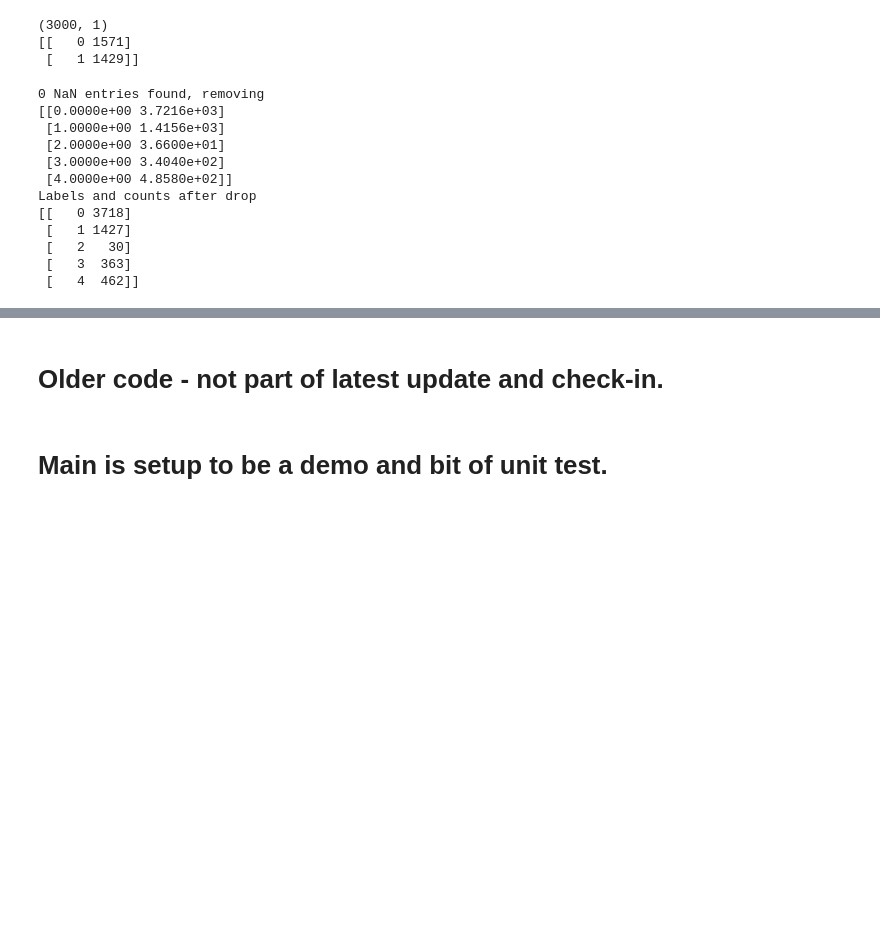
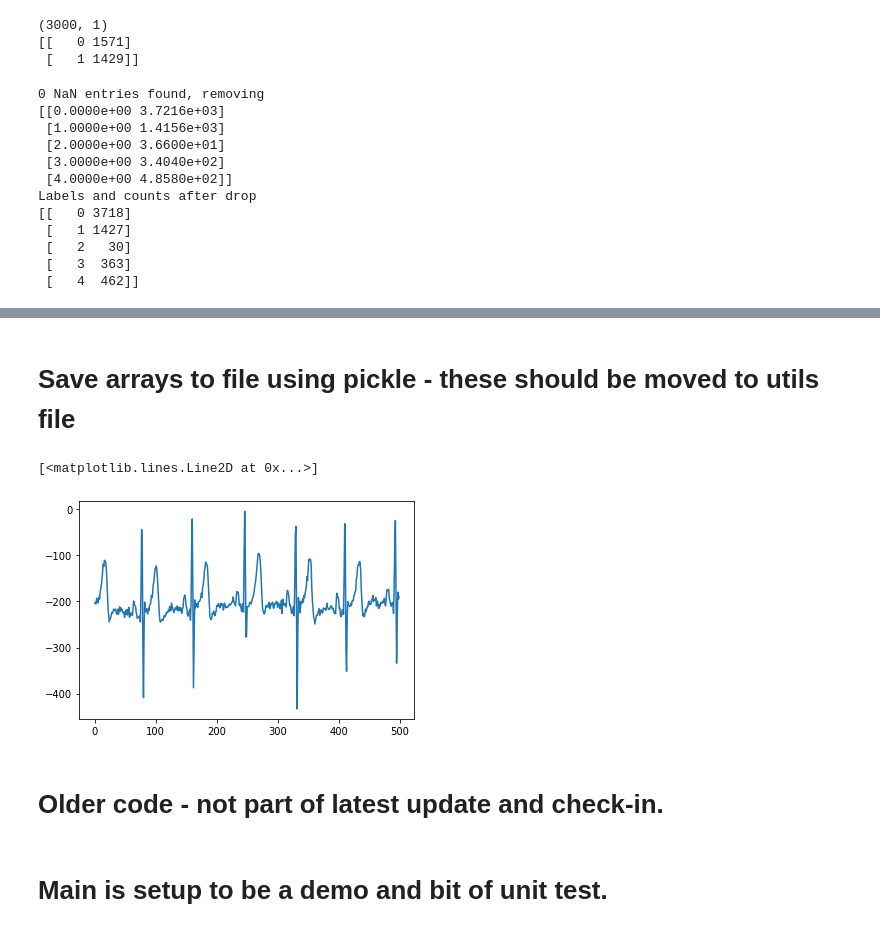
Before and after one commit to imics-lab/load_data_time_series, a Jupyter notebook: Sleep/PSG-Audio_load_dataset.ipynb, the cells around one changed output, grey strips where cells are left out. Drawn from its saved outputs; the diff is of its cells as text; code cells hidden in the pictures; blank space fills up the shorter version.

```diff
--- a/Sleep/PSG-Audio_load_dataset.ipynb
+++ b/Sleep/PSG-Audio_load_dataset.ipynb
@@ -404,7 +422,7 @@ def get_ir2_from_ir1(df, all_label_list = ['label'], sub_label = 'sub'):
         sub : ndarray of int16 subject numbers shape (instances,1)
         ss_times : ndarray of datetime64 containing the start and stop time of
             each window for label cleaning shape (instances, 2)
-        channel_list : list of channels, df column names minus label_list and 'sub'
+        channel_list : df column names minus label_list and 'sub'
     """
     # TODO:  Should confirm datetimes are contiguous and warn if not.
     # the channel list is in dataframe but not in the numpy arrays so return
@@ -544,10 +562,9 @@ def one_hot_multi_label_y(y, label_map_dict):
     for lname, label_map in label_map_dict.items():
         num_class = len(label_map) # the number of classes for this label
         col_num = int(list(label_map_dict).index(lname))
-        new_name = 'y_'+ lname
         new_y_oh = tf.keras.utils.to_categorical(y[:,col_num], num_classes=num_class)
         new_y_oh = tf.constant(new_y_oh, dtype = np.int8)#, shape=[test_y.shape[0],num_class])
-        y_oh_dict[new_name] = new_y_oh
+        y_oh_dict[lname] = new_y_oh
     return y_oh_dict
 if interactive:
     label_map_test = dict(
@@ -571,3 +588,37 @@ array([[0, 1, 0, 0],
 array([[0, 0, 1],
        [0, 1, 0],
        [1, 0, 0]], dtype=int8)>}
+# %%
+def get_psg_dicts(X, y):
+    """Converts 18 channel X input of PSG-Audio data into dictionary based
+    on signal modality.   Same for y based on label.
+    Args:
+        X = IR2 or IR3 dataframe with PSG-Audio channel data
+        y = IR2 or IR3 dataframe with PSG-Audio label data, int encoded.
+        returns dictionary of X arrays and one-hot y arrays"""
+    eeg = X[:,:,0:3] # ch (0,1,2)
+    eog = X[:,:,3:5] # ch (3,4)
+    emg = X[:,:,5:6] # ch (5), this syntax keeps the shape
+    leg = X[:,:,6:8] # ch (6,7)
+    ecg = X[:,:,8:9] # ch (8)
+    flow = X[:,:,9:11] # ch (9,10) nasal cannula
+    reff = X[:,:,11:13] # ch (11,12) abd thor respiratory effort RIP bands
+    snore = X[:,:,13:18] # ch (13,14,15,16,17) five snore channels (due to 500Hz)
+
+    x_dict = {'eeg': eeg, 'eog':eog,'emg': emg, 'leg':leg,'ecg':ecg,
+              'flow':flow,'reff':reff,'snore': snore}
+    y_dict = one_hot_multi_label_y(y, label_map_psg)
+    return x_dict, y_dict
+if interactive:
+    sub_num = 1000 # random pick from first zip file
+    ir1_df = get_df_from_pkl_zip(sub_num = sub_num)
+    ir1_df = xform.assign_ints_ir1_labels(ir1_df, label_mapping_dict = label_map_psg)
+    ir2_X, ir2_y, ir2_sub, ir2_ss_times, x_channel_list = get_ir2_from_ir1(ir1_df,all_label_list = list(label_map_psg))
+    # TODO: the unify_ir2_labels in transforms needs to be updated for this
+    ir2_y, counts = st.mode(ir2_y, axis = 1, keepdims = True)
+    ir2_y = ir2_y[:,0,:]
+    my_x_dict, my_y_dict = get_psg_dicts(ir2_X, ir2_y)
+    for key, item in my_x_dict.items():
+        print(utils.tabulate_numpy_arrays({key:item}))
+    for key, item in my_y_dict.items():
+        print(utils.tabulate_numpy_arrays({key:item}))
@@ -693,0 +744,2 @@ y_SpO2   (24657, 3)  <dtype: 'int8'>
+# %% [markdown]
+# Save arrays to file using pickle - these should be moved to utils file
@@ -694,3 +783,10 @@ y_SpO2   (24657, 3)  <dtype: 'int8'>
+# %%
+# grab a single sliding window to sanity check
+test_window = x_train_dict['ecg'][1]
+plt.plot(test_window)
+# %% [output]
+[<matplotlib.lines.Line2D at 0x...>]
+[figure, added]
 # %% [markdown]
 # Older code - not part of latest update and check-in.
 # %%
```
Also changed, not shown: parts of 9 cells of this notebook.
